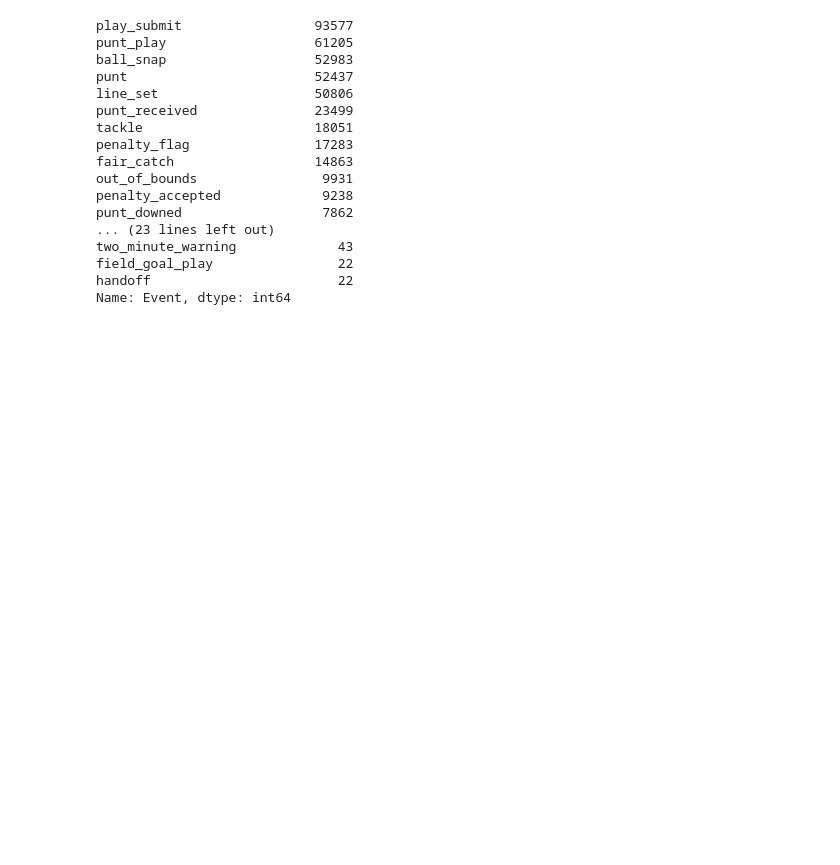
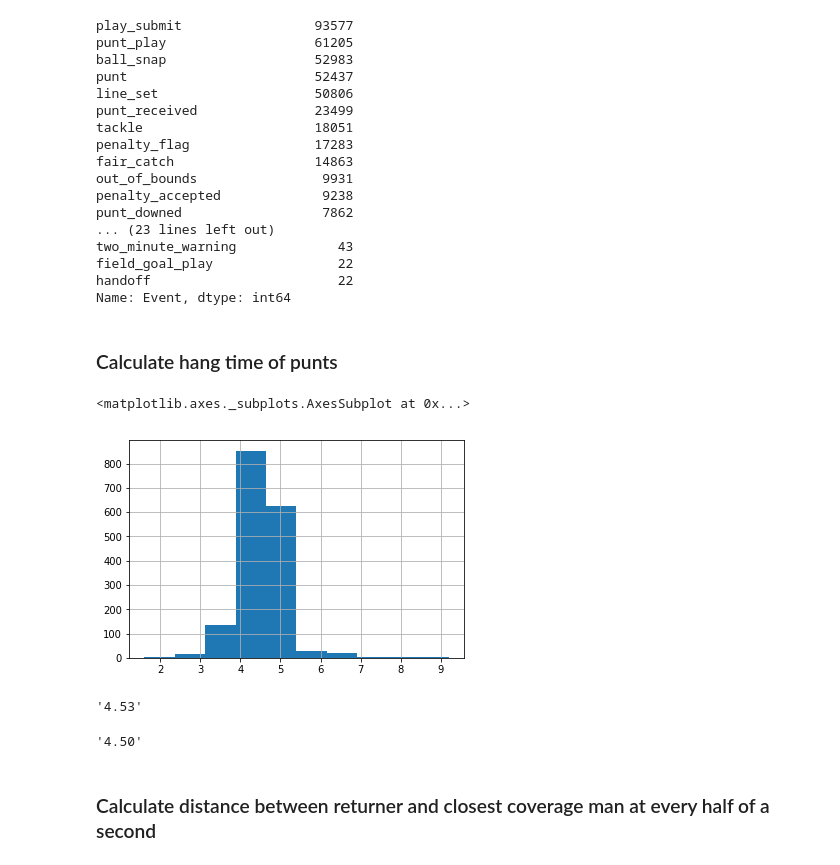
Before and after one commit to mtodisco10/nfl-punt-analytics, a Jupyter notebook: nfl_punt_script.ipynb, the cells around one changed output. Cells and saved outputs as stored; diff of their text form; code cells hidden in the pictures; blank space fills up the shorter version.

```diff
--- a/nfl_punt_script.ipynb
+++ b/nfl_punt_script.ipynb
@@ -663,3 +640,32 @@ two_minute_warning             43
 field_goal_play                22
 handoff                        22
 Name: Event, dtype: int64
+# %% [markdown]
+### Calculate hang time of punts
+# %%
+punt_event = NGS_2016.loc[NGS_2016.Event == 'punt'].groupby(['Season_Year', 'GameKey','PlayID'], as_index = False)['Time'].min()
+punt_event.rename(columns = {'Time':'punt_time'}, inplace=True)
+punt_event['punt_time'] = pd.to_datetime(punt_event['punt_time'], format='%Y-%m-%d %H:%M:%S.%f')
+# %%
+received_event = NGS_2016.loc[(NGS_2016.Event == 'punt_received') | (NGS_2016.Event == 'fair_catch')].groupby(['Season_Year', 'GameKey','PlayID'], as_index = False)['Time'].min()
+received_event.rename(columns = {'Time':'received_time'}, inplace=True)
+received_event['received_time'] = pd.to_datetime(received_event['received_time'], format='%Y-%m-%d %H:%M:%S.%f')
+# %%
+punt_df = punt_event.merge(received_event, how='inner', on = ['Season_Year','GameKey','PlayID'])
+# %%
+punt_df['hang_time'] = punt_df['received_time'] - punt_df['punt_time']
+# %%
+(punt_df['hang_time'].astype(int) / 1000000000).hist()
+# %% [output]
+<matplotlib.axes._subplots.AxesSubplot at 0x...>
+[figure, added]
+# %%
+str(punt_df['hang_time'].mean().seconds) + '.' + str(punt_df['hang_time'].mean().microseconds)[:2]
+# %% [output]
+'4.53'
+# %%
+str(punt_df['hang_time'].median().seconds) + '.' + str(punt_df['hang_time'].median().microseconds)[:2]
+# %% [output]
+'4.50'
+# %% [markdown]
+### Calculate distance between returner and closest coverage man at every half of a second
```
Also changed, not shown: parts of 26 cells of this notebook.
